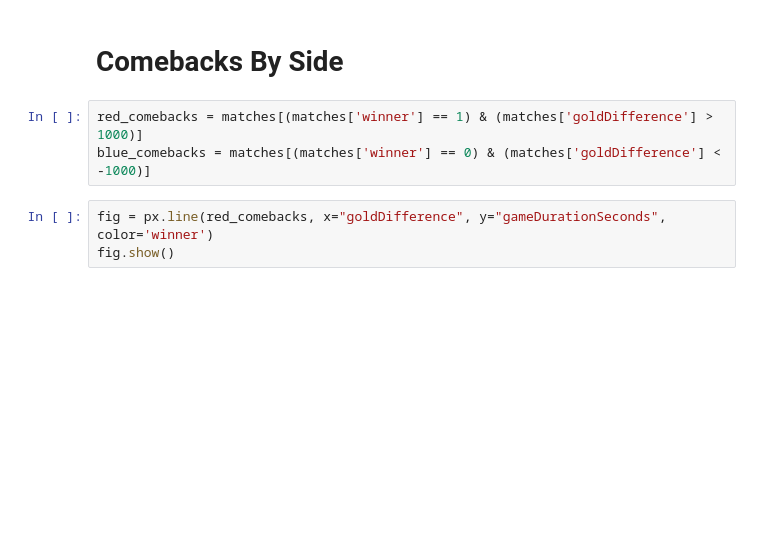
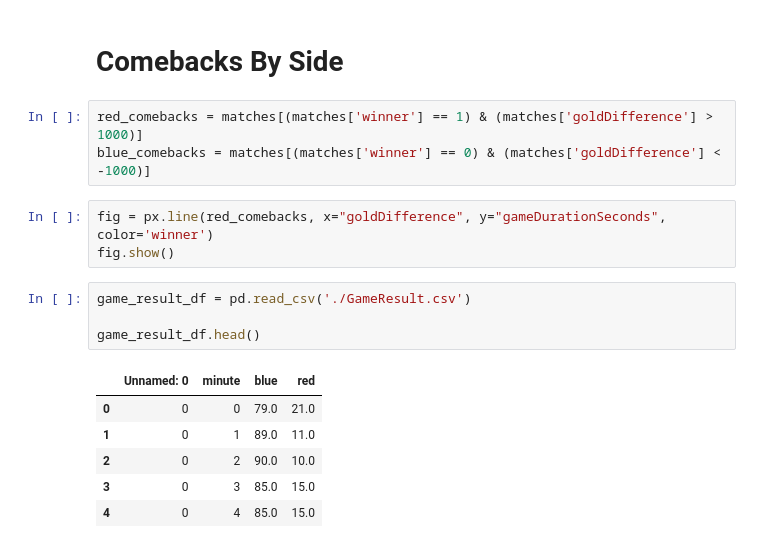
Before and after one commit to BenjaminGroseclose/SportsIQ, a Jupyter notebook: sports-iq-ml/riot/riot-data-visualization.ipynb, the cells around one changed output. Cells and saved outputs as stored; diff of their text form; blank space fills up the shorter version.

```diff
--- a/sports-iq-ml/riot/riot-data-visualization.ipynb
+++ b/sports-iq-ml/riot/riot-data-visualization.ipynb
@@ -44,3 +46,14 @@ blue_comebacks = matches[(matches['winner'] == 0) & (matches['goldDifference'] <
 # %%
 fig = px.line(red_comebacks, x="goldDifference", y="gameDurationSeconds", color='winner')
 fig.show()
+# %%
+game_result_df = pd.read_csv('./GameResult.csv')
+
+game_result_df.head()
+# %% [output]
+|  | Unnamed: 0 | minute | blue | red |
+| 0 | 0 | 0 | 79.0 | 21.0 |
+| 1 | 0 | 1 | 89.0 | 11.0 |
+| 2 | 0 | 2 | 90.0 | 10.0 |
+| 3 | 0 | 3 | 85.0 | 15.0 |
+| 4 | 0 | 4 | 85.0 | 15.0 |
```
Also changed, not shown: parts of 5 cells of this notebook, 9 other files.
